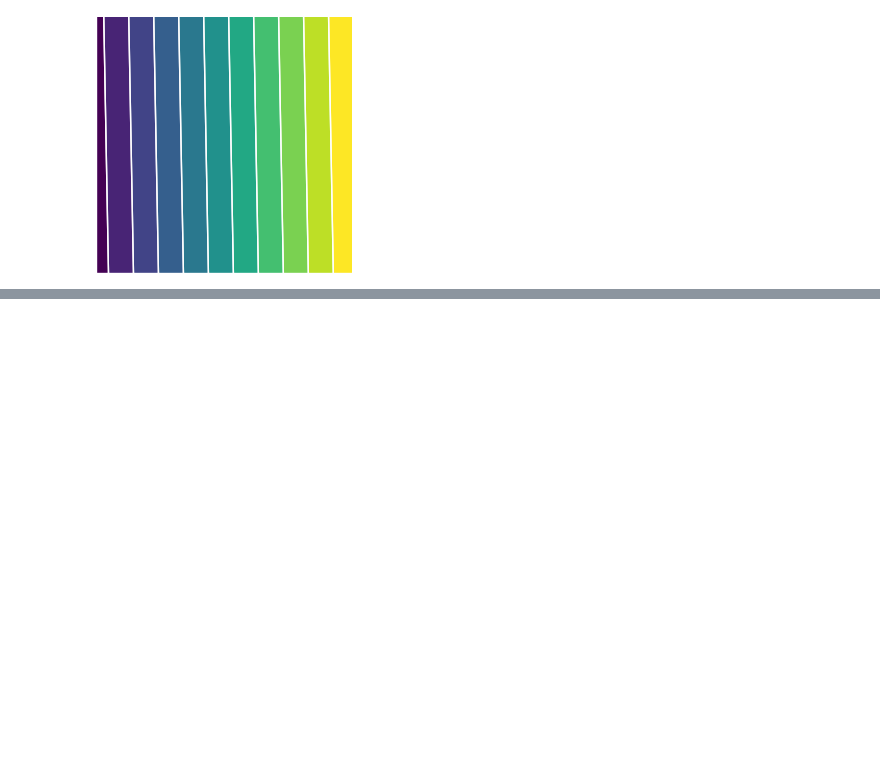
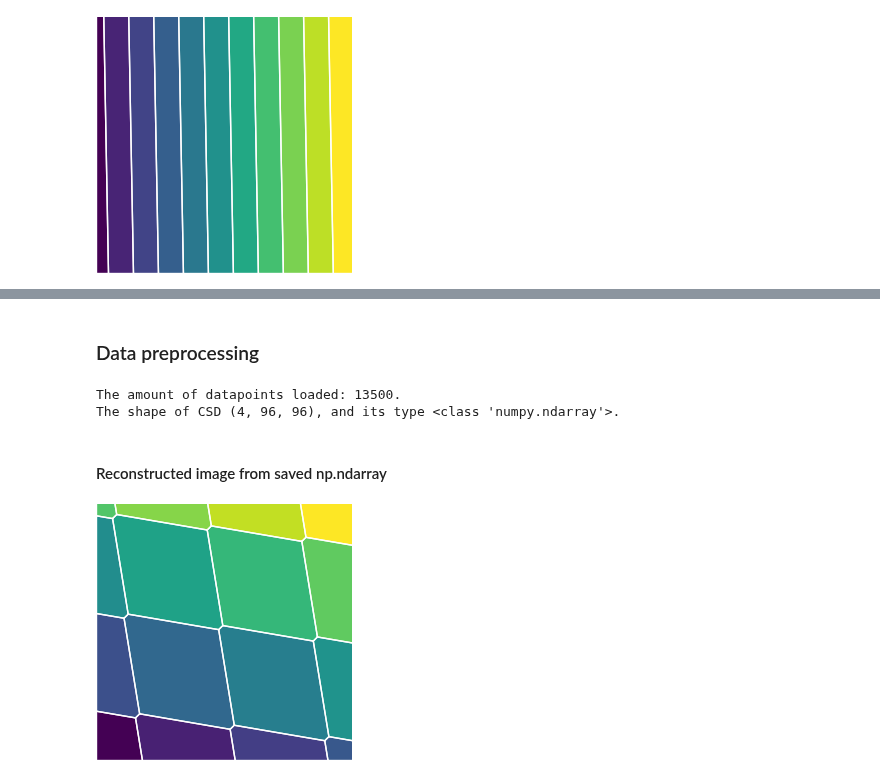
Before and after one commit to KREFT-QS-13/learning-QDs-parameters, a Jupyter notebook: example.ipynb, the cells around one changed output, grey strips where cells are left out. Saved outputs shown, nothing was run; the diff lists cells and outputs as text; code cells hidden in the pictures; blank space fills up the shorter version.

```diff
--- a/example.ipynb
+++ b/example.ipynb
@@ -105,3 +105,32 @@ import numpy as np
 K=4
 
 vec = np.eye(K).reshape(K,-1).T
+# %% [markdown]
+### Data preprocessing
+# %%
+import numpy as np
+
+import utilities.model_utils as mu
+import utilities.utils as u
+import utilities.config as c
+
+# datapoints = mu.load_datapoints(param_names=['csd', 'C_DD', 'C_DG'], all_batches=False, batches=[1,2])
+# datapoints = mu.load_datapoints(param_names=['csd', 'C_DD', 'C_DG'], all_batches=False, batches=[47,48,49])
+
+datapoints = mu.load_datapoints(param_names=['csd', 'C_DD', 'C_DG'])
+# datapoints = mu.load_datapoints(param_names=['csd', 'C_DD', 'C_DG'], all_batches=False, batches=np.arange(20,61))
+
+print(f"The amount of datapoints loaded: {len(datapoints)}.")
+print(f"The shape of CSD {datapoints[0][0].shape}, and its type {type(datapoints[0][0])}.")
+# %% [output]
+The amount of datapoints loaded: 13500.
+The shape of CSD (4, 96, 96), and its type <class 'numpy.ndarray'>.
+# %% [markdown]
+#### Reconstructed image from saved np.ndarray
+# %%
+example = datapoints[19] # 67, 19
+# %%
+example_csd = example[0]
+u.reconstruct_img_from_tensor(example_csd)
+# %% [output]
+[figure, added]
```
Also changed, not shown: parts of 13 cells of this notebook, 10 other files.
